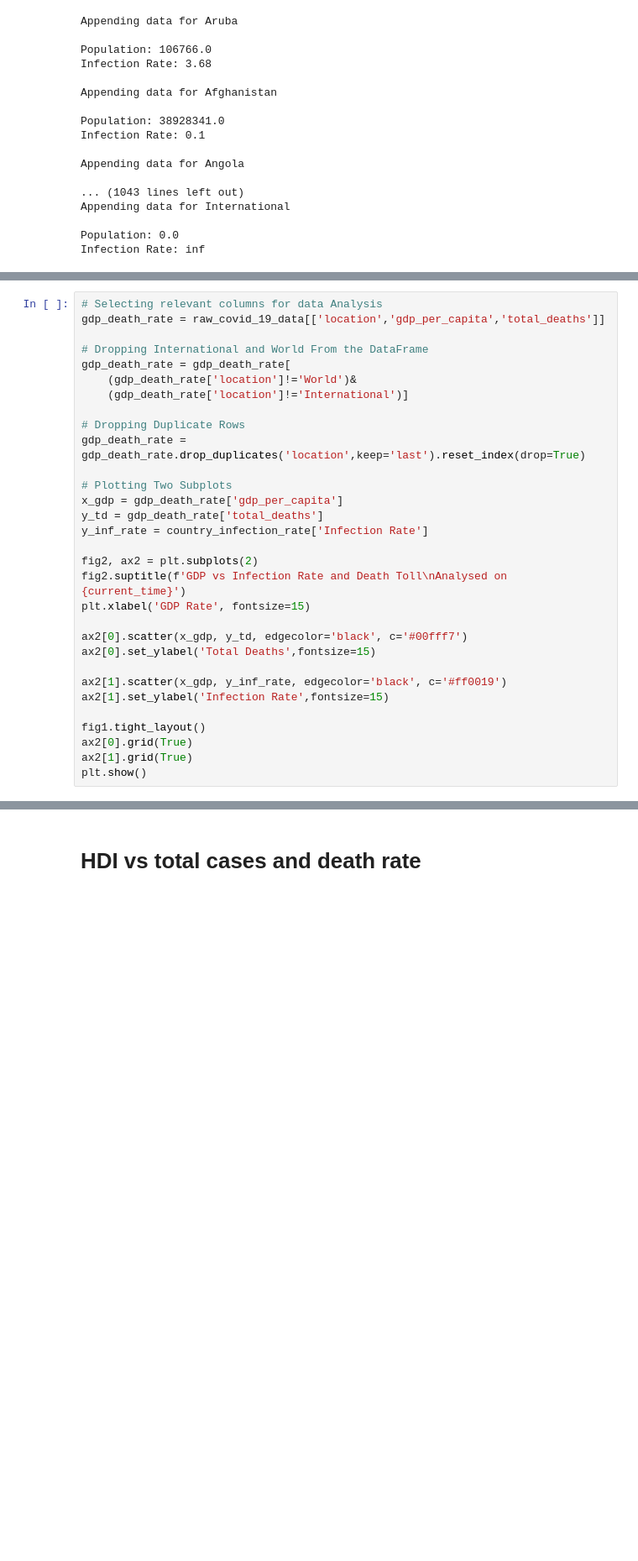
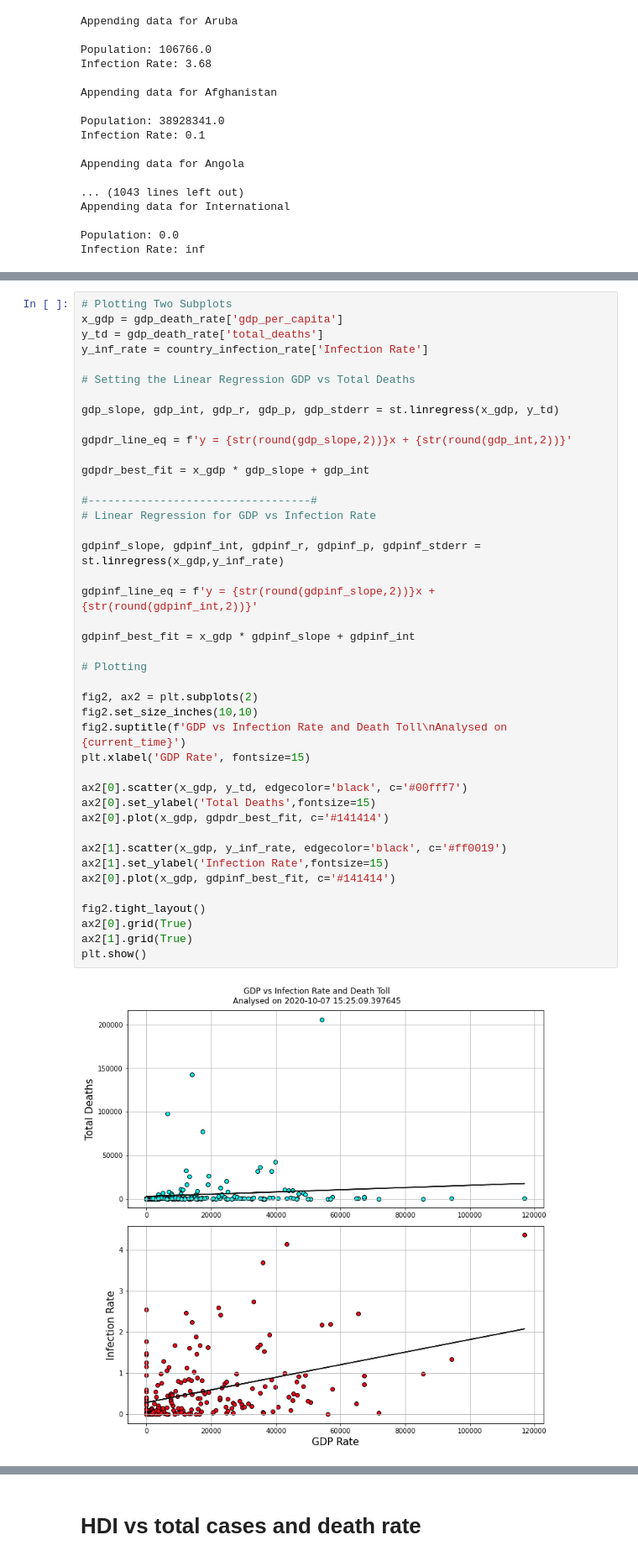
Before and after one commit to skumble27/COVID-19-Causation, a Jupyter notebook: Covid19Analysis.ipynb, the cells around one changed output, grey strips where cells are left out. Shown at 84% size. Cells and saved outputs as stored; diff of their text form; blank space fills up the shorter version.

```diff
--- a/Covid19Analysis.ipynb
+++ b/Covid19Analysis.ipynb
@@ -362,31 +431,44 @@ FileNotFoundError: [Errno 2] No such file or directory: &#39;..\\Resources\\coun
 # %%
-# Selecting relevant columns for data Analysis
-gdp_death_rate = raw_covid_19_data[['location','gdp_per_capita','total_deaths']]
-
-# Dropping International and World From the DataFrame
-gdp_death_rate = gdp_death_rate[
-    (gdp_death_rate['location']!='World')&
-    (gdp_death_rate['location']!='International')]
-
-# Dropping Duplicate Rows
-gdp_death_rate = gdp_death_rate.drop_duplicates('location',keep='last').reset_index(drop=True)
-
 # Plotting Two Subplots
 x_gdp = gdp_death_rate['gdp_per_capita']
 y_td = gdp_death_rate['total_deaths']
 y_inf_rate = country_infection_rate['Infection Rate']
 
+# Setting the Linear Regression GDP vs Total Deaths
+
+gdp_slope, gdp_int, gdp_r, gdp_p, gdp_stderr = st.linregress(x_gdp, y_td)
+
+gdpdr_line_eq = f'y = {str(round(gdp_slope,2))}x + {str(round(gdp_int,2))}'
+
+gdpdr_best_fit = x_gdp * gdp_slope + gdp_int
+
+#----------------------------------#
+# Linear Regression for GDP vs Infection Rate
+
+gdpinf_slope, gdpinf_int, gdpinf_r, gdpinf_p, gdpinf_stderr = st.linregress(x_gdp,y_inf_rate)
+
+gdpinf_line_eq = f'y = {str(round(gdpinf_slope,2))}x + {str(round(gdpinf_int,2))}'
+
+gdpinf_best_fit = x_gdp * gdpinf_slope + gdpinf_int
+
+# Plotting
+
 fig2, ax2 = plt.subplots(2)
+fig2.set_size_inches(10,10)
 fig2.suptitle(f'GDP vs Infection Rate and Death Toll\nAnalysed on {current_time}')
 plt.xlabel('GDP Rate', fontsize=15)
 
 ax2[0].scatter(x_gdp, y_td, edgecolor='black', c='#00fff7')
 ax2[0].set_ylabel('Total Deaths',fontsize=15)
+ax2[0].plot(x_gdp, gdpdr_best_fit, c='#141414')
 
 ax2[1].scatter(x_gdp, y_inf_rate, edgecolor='black', c='#ff0019')
 ax2[1].set_ylabel('Infection Rate',fontsize=15)
+ax2[0].plot(x_gdp, gdpinf_best_fit, c='#141414')
 
-fig1.tight_layout()
+fig2.tight_layout()
 ax2[0].grid(True)
 ax2[1].grid(True)
 plt.show()
+# %% [output]
+[figure, added]
```
Also changed, not shown: parts of 10 cells of this notebook, 3 other files.
